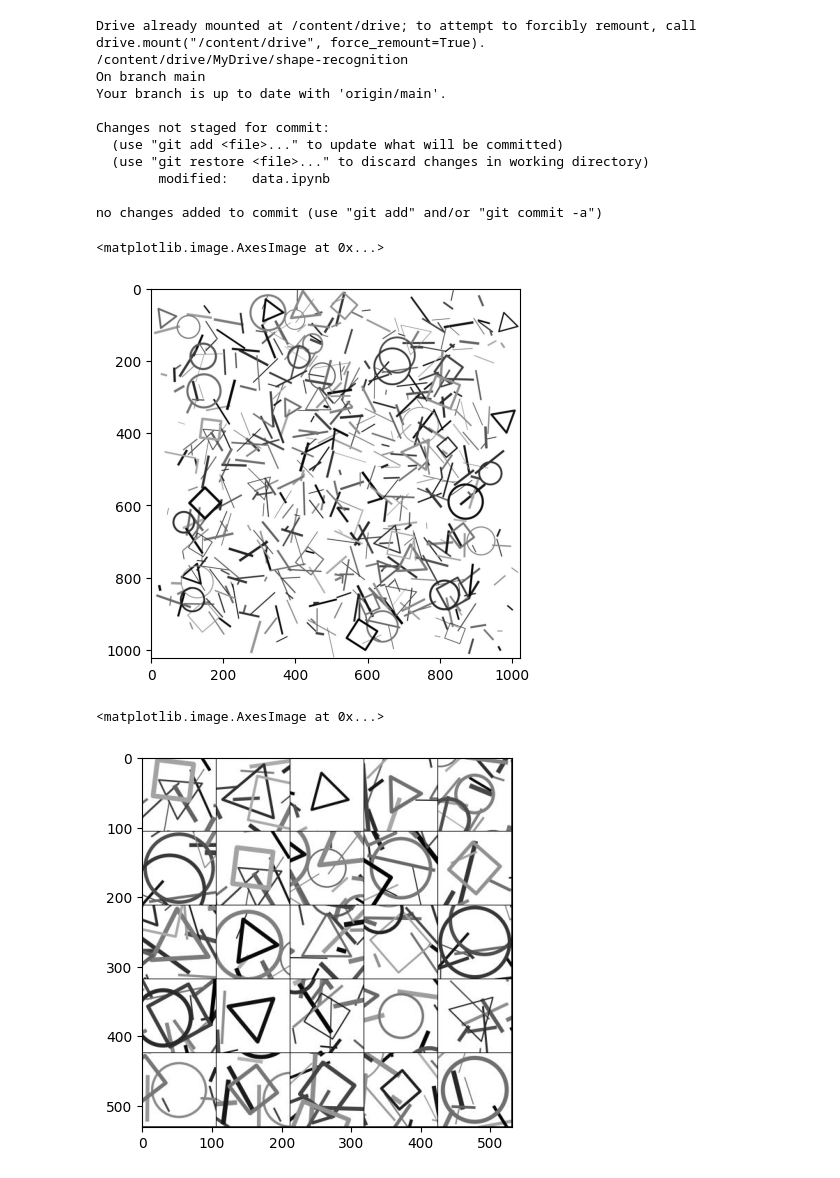
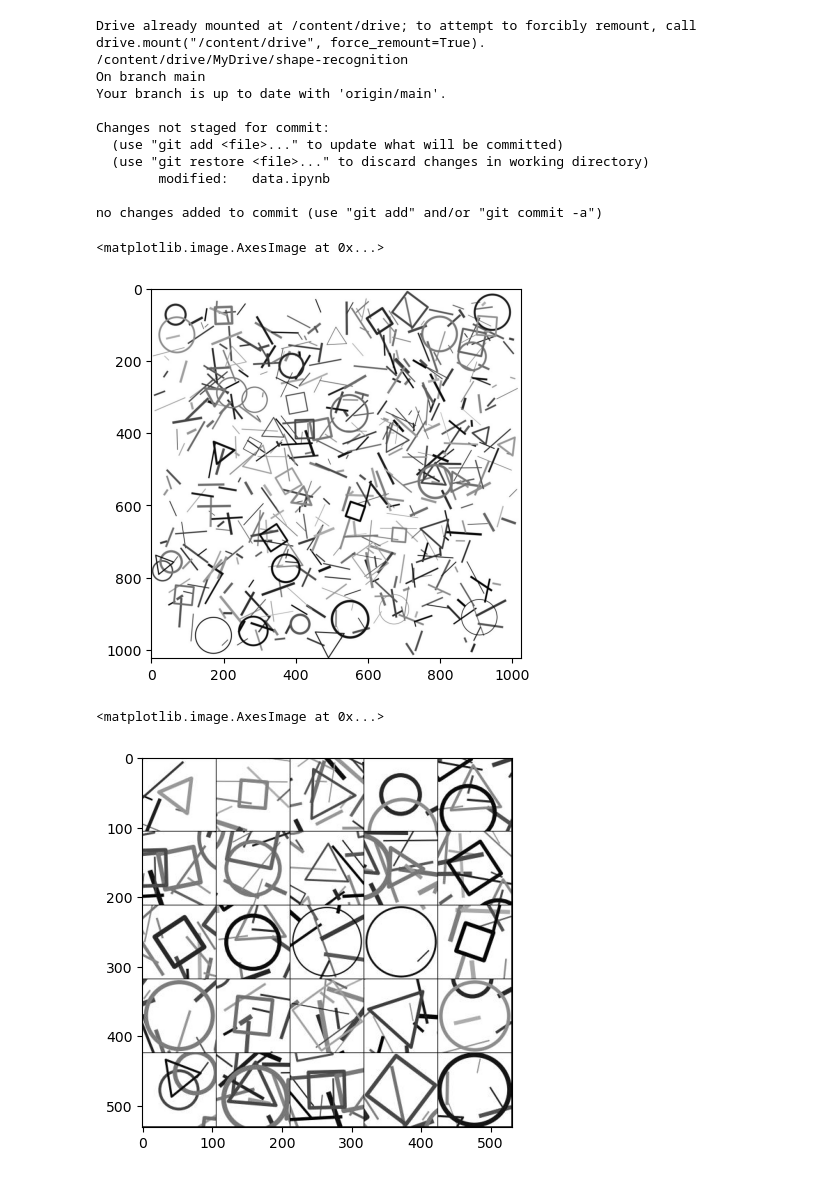
Before and after one commit to jkcas22/shape-recognition, a Jupyter notebook: data.ipynb, the cells around one changed output. Cells and saved outputs as stored; diff of their text form; code cells hidden in the pictures.

Commit message:
save raw data and use it later

```diff
--- a/data.ipynb
+++ b/data.ipynb
@@ -116,22 +136,28 @@ for name in folder:
 
         ET.ElementTree(annotation).write("data/"+source+".xml")
 # %%
+name=folder[0]
+source = name+"/"+name+f"{0:04d}"
+
 plt.imshow(mpimg.imread("data/"+source+".jpg"))
 #plt.gca().add_patch(mppatch.Rectangle((348,831),97,96,linewidth=1,edgecolor='g',facecolor='none'))
 # %% [output]
 <matplotlib.image.AxesImage at 0x...>
-[figure, old version]
+[figure, new version]
 # %%
+loaded  = np.load("data/"+source+".npz")
+details = loaded['details']
+
 grid = (5,5)
 grid_image, grid_pos = gen_grid_image(details, grid)
 
 fig = plt.figure(figsize=(grid_image.shape[1],grid_image.shape[0]),dpi=1)
 fig.figimage(grid_image, cmap='gray')
 fig.savefig('data/tmp_grid.jpg')
 plt.close()
 
 plt.imshow(mpimg.imread('data/tmp_grid.jpg'))
 # %% [output]
 <matplotlib.image.AxesImage at 0x...>
-[figure, old version]
+[figure, new version]
 # %%
```
Also changed, not shown: parts of 6 cells of this notebook.
